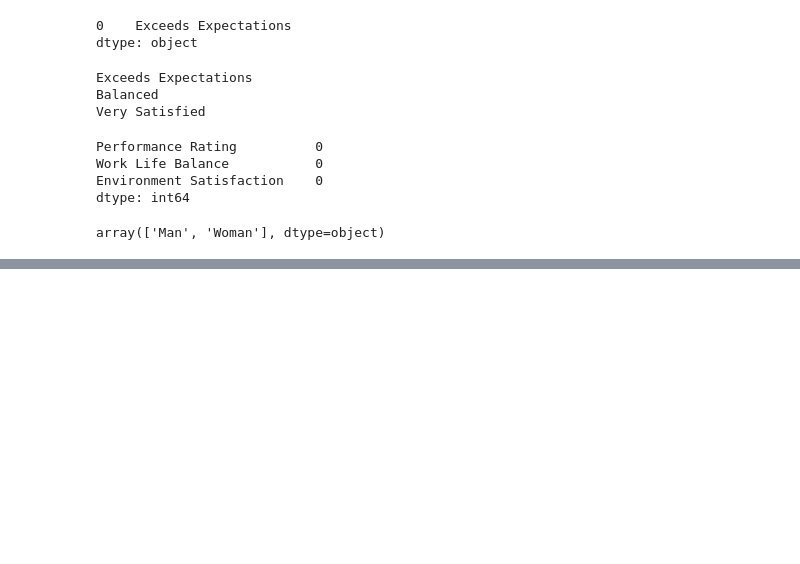
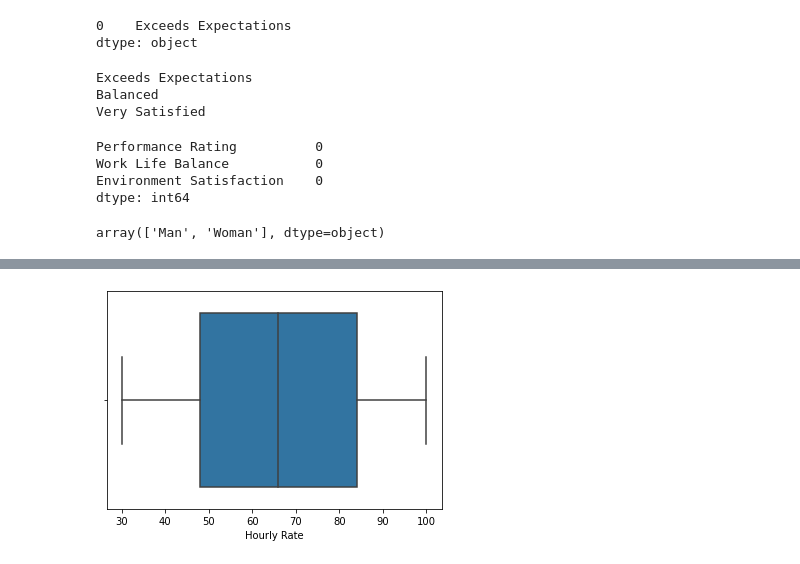
Before and after one commit to Adalab/proyecto-da-F-modulo3-team2, a Jupyter notebook: limpieza_transformacion_reyes.ipynb, the cells around one changed output, grey strips where cells are left out. Cells and saved outputs as stored; diff of their text form; code cells hidden in the pictures; blank space fills up the shorter version.

```diff
--- a/limpieza_transformacion_reyes.ipynb
+++ b/limpieza_transformacion_reyes.ipynb
@@ -342,7 +354,7 @@ for i in lista_int:
     df[i]=df[i].apply(convertir_float)
 # %%
 for columna in lista_int:
-        df[columna] = pd.to_numeric(df[columna], errors='coerce', downcast='integer').fillna(-1).astype('int64')
+        df[columna] = pd.to_numeric(df[columna], errors='coerce', downcast='integer').astype('Int64')
 # %%
 df[lista_int].sample(9)
 # %% [output]
@@ -474,0 +502,5 @@ array(['Man', 'Woman'], dtype=object)
+# %%
+#Comprobamos outliers. No hay, les metemos la media.
+sns.boxplot(x='Hourly Rate', data= df);
+# %% [output]
+[figure, added]
```
Also changed, not shown: parts of 26 cells of this notebook.
